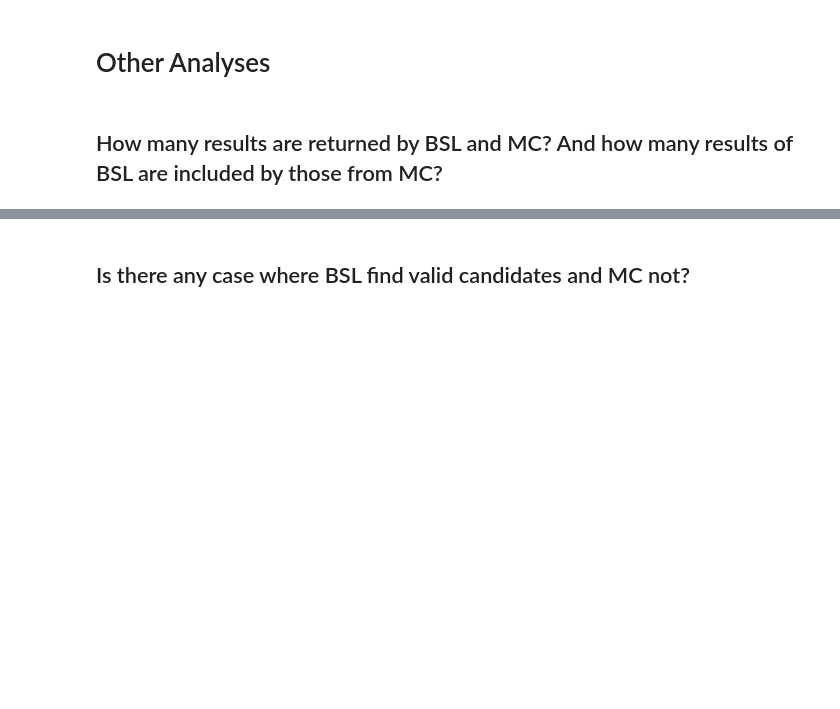
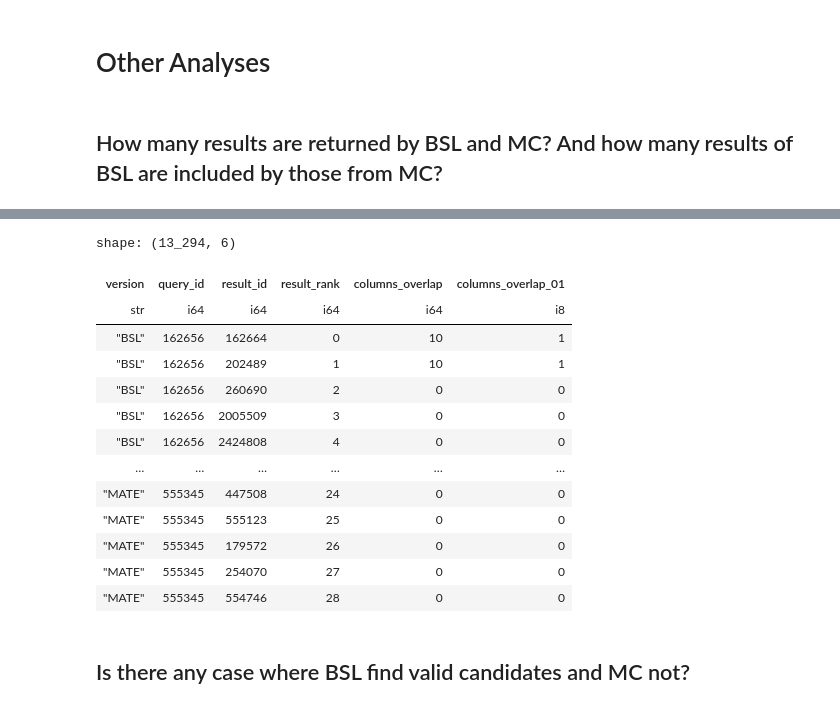
Before and after one commit to nanni00/datalake-table-finder, a Jupyter notebook: experiments/multi_key_join/multi_key_analsyses.ipynb, the cells around one changed output, grey strips where cells are left out. Cells and saved outputs as stored; diff of their text form; code cells hidden in the pictures; blank space fills up the shorter version.

```diff
--- a/experiments/multi_key_join/multi_key_analsyses.ipynb
+++ b/experiments/multi_key_join/multi_key_analsyses.ipynb
@@ -67,14 +91,13 @@ josie_mc[['duration', 'num_set_read', 'num_list_read', 'max_set_size_read', 'max
 ## How many results are returned by BSL and MC? And how many results of BSL are included by those from MC?
 # %%
 multi_keys = [
+    'party-district',
     'party-member',
-    'home-road',
-    'home-div',
-    'party-district',
+    'director-genre',
 ]
 
 N = 600
 K = 50
-min_h_values = [0.6, 0.9]
+min_h_values = [0.9]
 k_values = [1, 5, 10, 20, 30, 40, 50]
 # %%
@@ -160,3 +220,20 @@ fig.show()
+# %%
+results
+# %% [output]
+shape: (13_294, 6)
+| version | query_id | result_id | result_rank | columns_overlap | columns_overlap_01 |
+| str | i64 | i64 | i64 | i64 | i8 |
+| "BSL" | 162656 | 162664 | 0 | 10 | 1 |
+| "BSL" | 162656 | 202489 | 1 | 10 | 1 |
+| "BSL" | 162656 | 260690 | 2 | 0 | 0 |
+| "BSL" | 162656 | 2005509 | 3 | 0 | 0 |
+| "BSL" | 162656 | 2424808 | 4 | 0 | 0 |
+| … | … | … | … | … | … |
+| "MATE" | 555345 | 447508 | 24 | 0 | 0 |
+| "MATE" | 555345 | 555123 | 25 | 0 | 0 |
+| "MATE" | 555345 | 179572 | 26 | 0 | 0 |
+| "MATE" | 555345 | 254070 | 27 | 0 | 0 |
+| "MATE" | 555345 | 554746 | 28 | 0 | 0 |
 # %% [markdown]
 ## Is there any case where BSL find valid candidates and MC not?
 # %%
```
Also changed, not shown: parts of 24 cells of this notebook, 12 other files.
